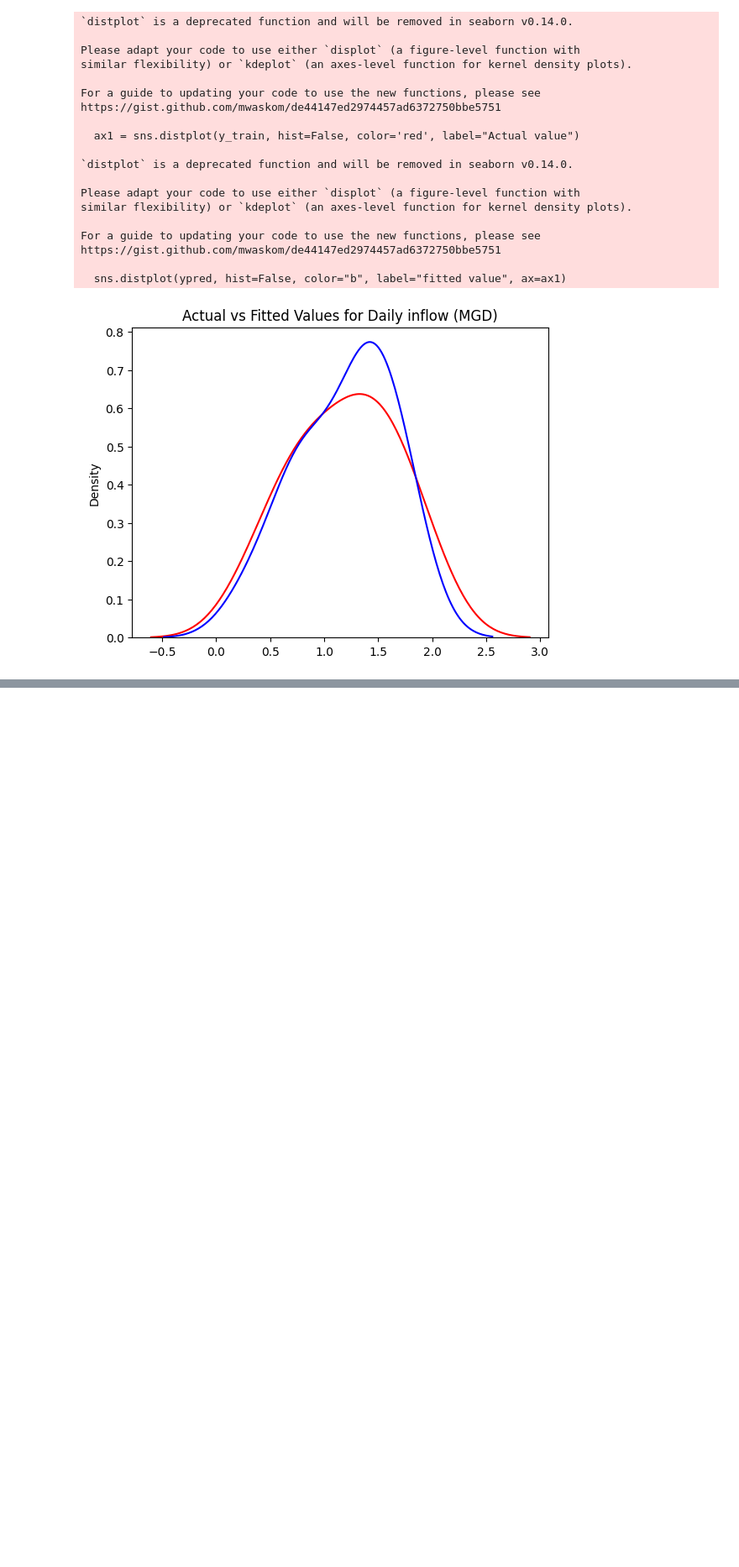
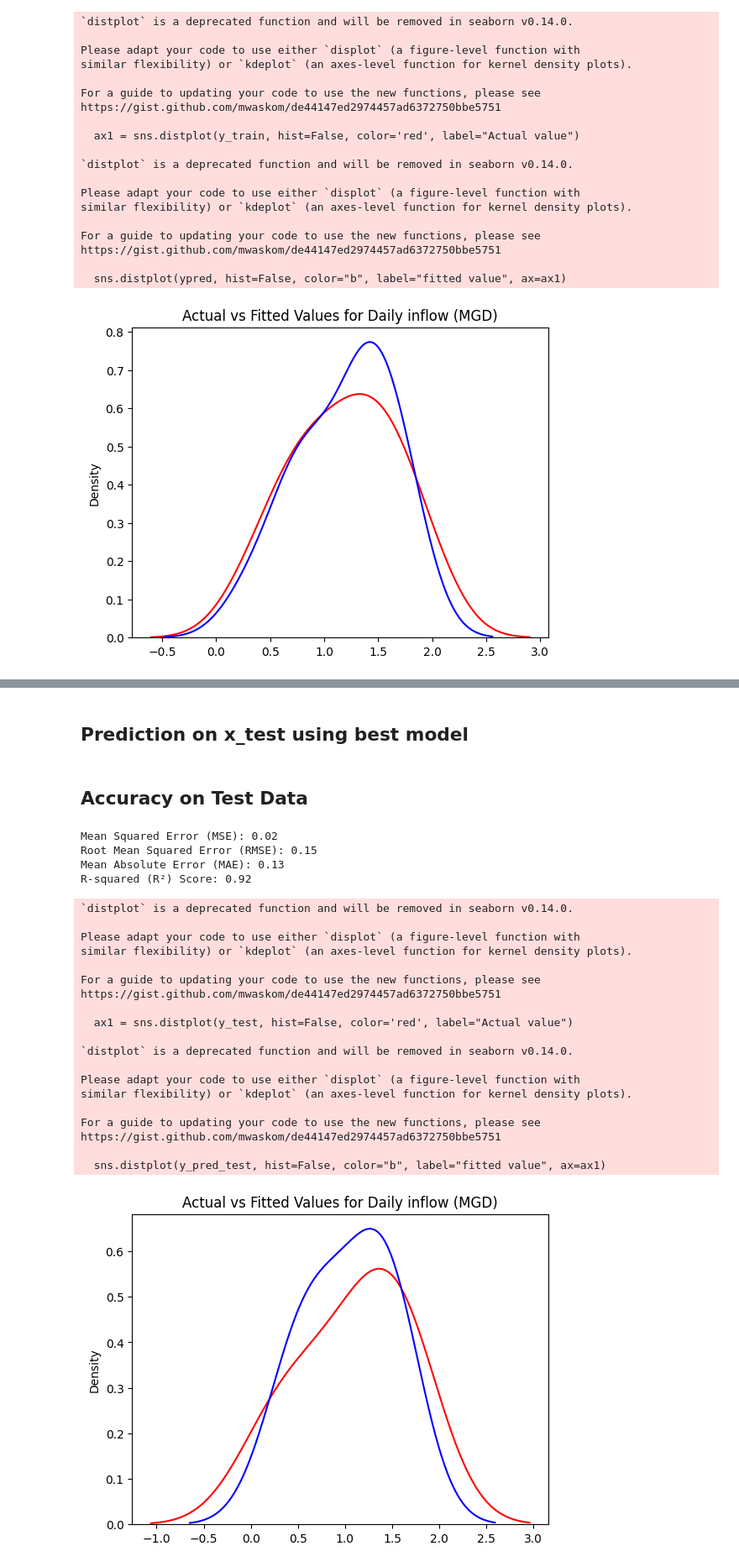
Before and after one commit to priteevaivude/Linear_Regression, a Jupyter notebook: Linear_regression_waste_water_project.ipynb, the cells around one changed output, grey strips where cells are left out. Shown at 84% size. Saved outputs shown, nothing was run; the diff lists cells and outputs as text; code cells hidden in the pictures; blank space fills up the shorter version.

```diff
--- a/Linear_regression_waste_water_project.ipynb
+++ b/Linear_regression_waste_water_project.ipynb
@@ -312,0 +315,4 @@ https://gist.github.com/mwaskom/de44147ed2974457ad6372750bbe5751
+# %%
+
+X_test = X_test.reset_index(drop=True)
+X_test
@@ -312,0 +325,58 @@ https://gist.github.com/mwaskom/de44147ed2974457ad6372750bbe5751
+# %% [markdown]
+## Prediction on x_test using best model
+# %%
+y_pred_test = lre.predict(X_test)
+# %% [markdown]
+## Accuracy on Test Data
+# %%
+#  Mean Squared Error (MSE)
+mse = mean_squared_error(y_test, y_pred_test)
+
+#  Root Mean Squared Error (RMSE)
+rmse = np.sqrt(mse)
+
+#  Mean Absolute Error (MAE)
+mae = np.mean(np.abs(y_test - y_pred_test))
+
+#  R-squared (R2) score
+r2 = r2_score(y_test, y_pred_test)
+
+
+print(f'Mean Squared Error (MSE): {mse:.2f}')
+print(f'Root Mean Squared Error (RMSE): {rmse:.2f}')
+print(f'Mean Absolute Error (MAE): {mae.mean():.2f}')
+print(f'R-squared (R²) Score: {r2:.2f}')
+# %% [output]
+Mean Squared Error (MSE): 0.02
+Root Mean Squared Error (RMSE): 0.15
+Mean Absolute Error (MAE): 0.13
+R-squared (R²) Score: 0.92
+# %%
+ax1 = sns.distplot(y_test, hist=False, color='red', label="Actual value")
+
+sns.distplot(y_pred_test, hist=False, color="b", label="fitted value", ax=ax1)
+
+plt.title('Actual vs Fitted Values for Daily inflow (MGD)')
+
+plt.show()
+# %% [output]
+`distplot` is a deprecated function and will be removed in seaborn v0.14.0.
+
+Please adapt your code to use either `displot` (a figure-level function with
+similar flexibility) or `kdeplot` (an axes-level function for kernel density plots).
+
+For a guide to updating your code to use the new functions, please see
+https://gist.github.com/mwaskom/de44147ed2974457ad6372750bbe5751
+
+  ax1 = sns.distplot(y_test, hist=False, color='red', label="Actual value")
+
+`distplot` is a deprecated function and will be removed in seaborn v0.14.0.
+
+Please adapt your code to use either `displot` (a figure-level function with
+similar flexibility) or `kdeplot` (an axes-level function for kernel density plots).
+
+For a guide to updating your code to use the new functions, please see
+https://gist.github.com/mwaskom/de44147ed2974457ad6372750bbe5751
+
+  sns.distplot(y_pred_test, hist=False, color="b", label="fitted value", ax=ax1)
+[figure, added]
```
Also changed, not shown: parts of 2 cells of this notebook.
